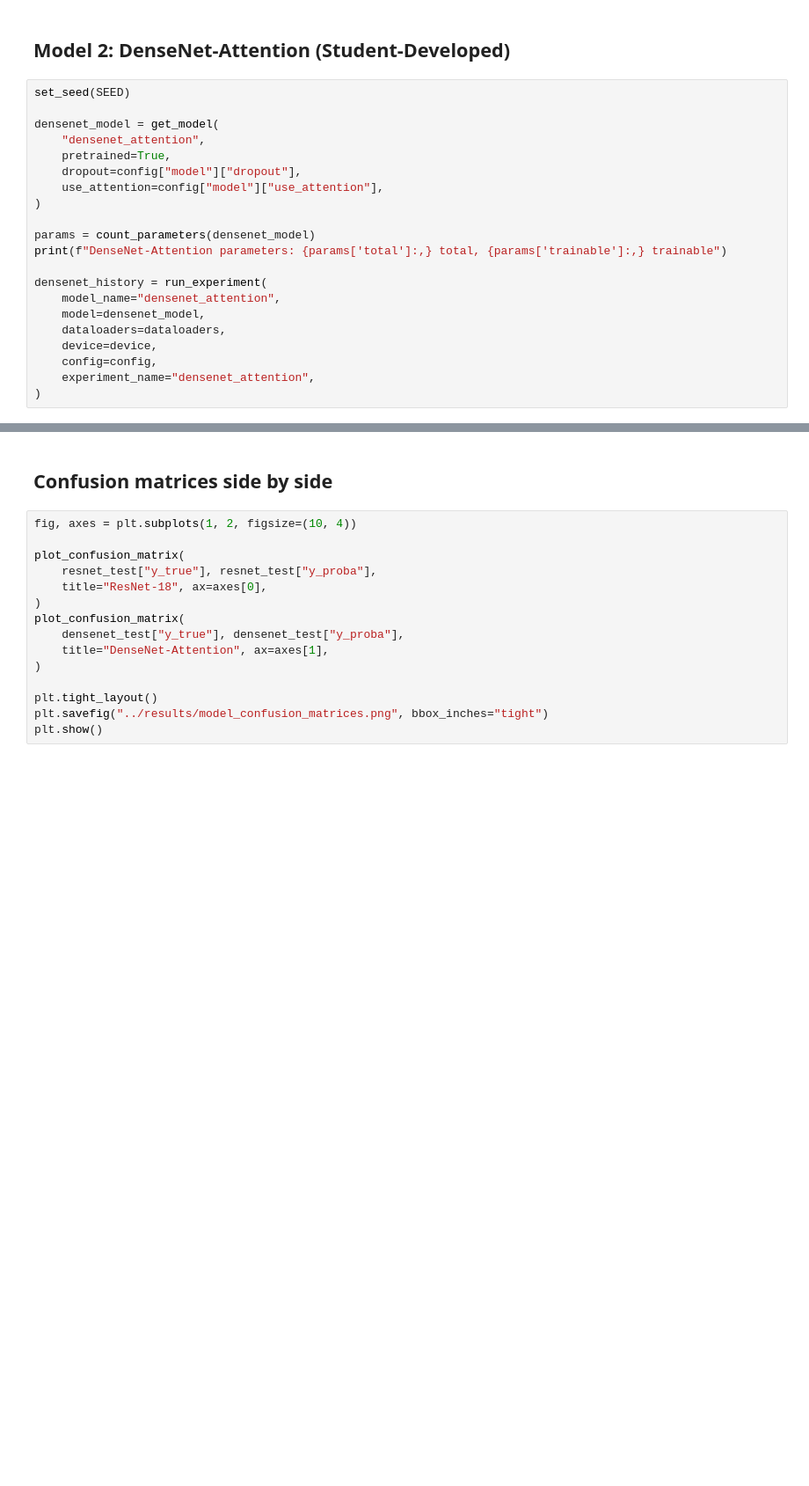
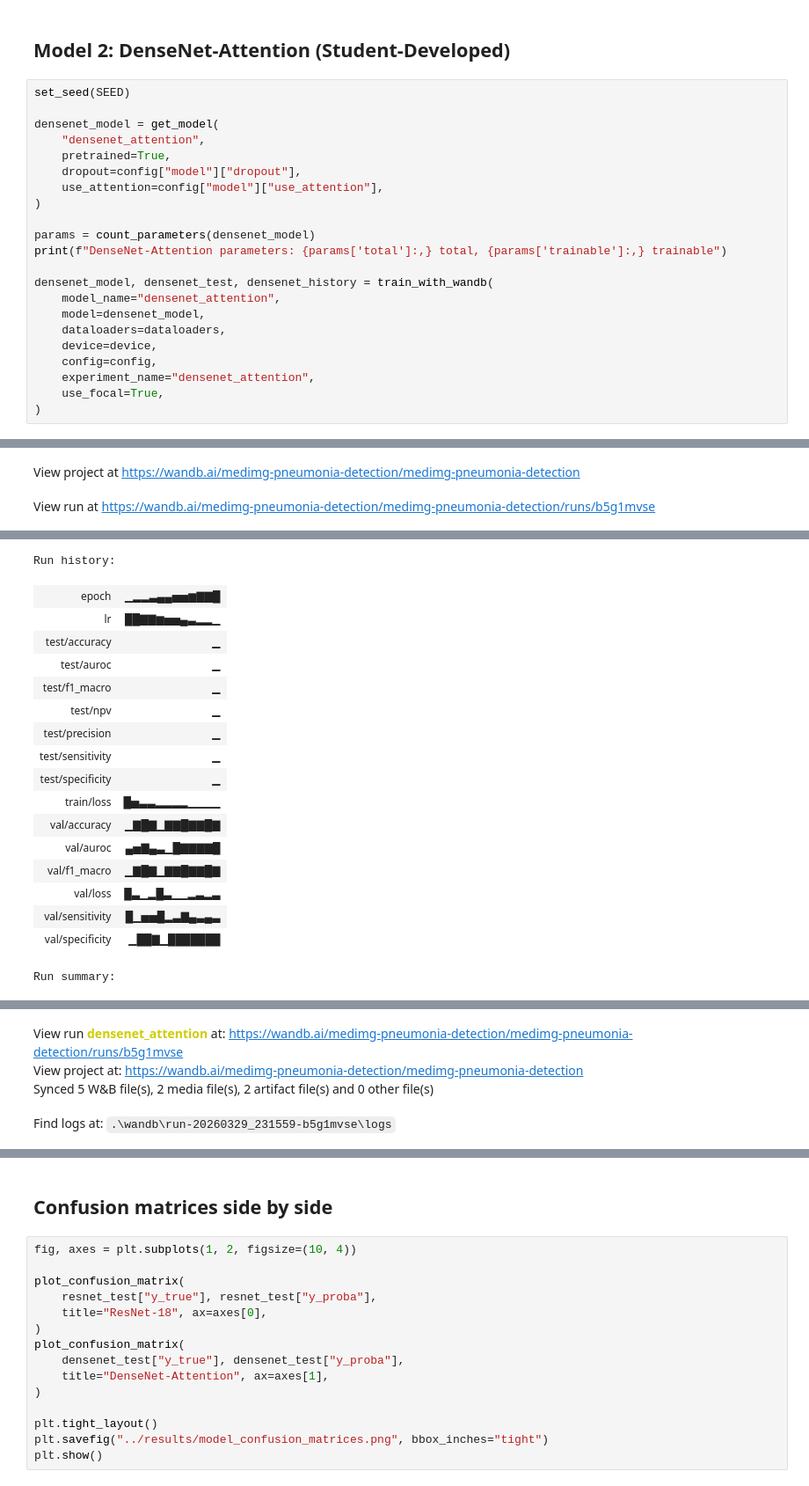
Before and after one commit to NevinJulian/HSLU.MEDIMG.Project, a Jupyter notebook: notebooks/03_model_experiments.ipynb, the cells around one changed output, grey strips where cells are left out. Shown at 88% size. Cells and saved outputs as stored; diff of their text form; blank space fills up the shorter version.

```diff
--- a/notebooks/03_model_experiments.ipynb
+++ b/notebooks/03_model_experiments.ipynb
@@ -140,13 +332,14 @@ densenet_model = get_model(
 params = count_parameters(densenet_model)
 print(f"DenseNet-Attention parameters: {params['total']:,} total, {params['trainable']:,} trainable")
 
-densenet_history = run_experiment(
+densenet_model, densenet_test, densenet_history = train_with_wandb(
     model_name="densenet_attention",
     model=densenet_model,
     dataloaders=dataloaders,
     device=device,
     config=config,
     experiment_name="densenet_attention",
+    use_focal=True,
 )
 # %% [output]
 DenseNet-Attention parameters: 7,347,585 total, 7,347,585 trainable
@@ -161,0 +349,2 @@ Early stopping at epoch 8 (no improvement for 5 epochs)
+View project at https://wandb.ai/medimg-pneumonia-detection/medimg-pneumonia-detection
+View run at https://wandb.ai/medimg-pneumonia-detection/medimg-pneumonia-detection/runs/b5g1mvse
@@ -161,0 +365,18 @@ Early stopping at epoch 8 (no improvement for 5 epochs)
+Run history:
+| epoch | ▁▂▂▃▄▄▅▅▆▇▇█ |
+| lr | ██▇▇▆▅▅▄▃▂▂▁ |
+| test/accuracy | ▁ |
+| test/auroc | ▁ |
+| test/f1_macro | ▁ |
+| test/npv | ▁ |
+| test/precision | ▁ |
+| test/sensitivity | ▁ |
+| test/specificity | ▁ |
+| train/loss | █▅▃▃▂▂▂▂▁▁▁▁ |
+| val/accuracy | ▁▇█▇▁▇▇█▇▇█▇ |
+| val/auroc | ▄▅▇▄▃▁█▇▇▇▇█ |
+| val/f1_macro | ▁▇█▇▁▇▇█▇▇█▇ |
+| val/loss | █▃▁▂█▃▁▁▂▃▂▃ |
+| val/sensitivity | █▁▅▅█▂▃▇▄▃▄▃ |
+| val/specificity | ▁██▇▁███████ |
+Run summary:
@@ -161,0 +399,4 @@ Early stopping at epoch 8 (no improvement for 5 epochs)
+View run densenet_attention at: https://wandb.ai/medimg-pneumonia-detection/medimg-pneumonia-detection/runs/b5g1mvse
+View project at: https://wandb.ai/medimg-pneumonia-detection/medimg-pneumonia-detection
+Synced 5 W&B file(s), 2 media file(s), 2 artifact file(s) and 0 other file(s)
+Find logs at: .\wandb\run-20260329_231559-b5g1mvse\logs
```
Also changed, not shown: parts of 17 cells of this notebook, 3 other files.
